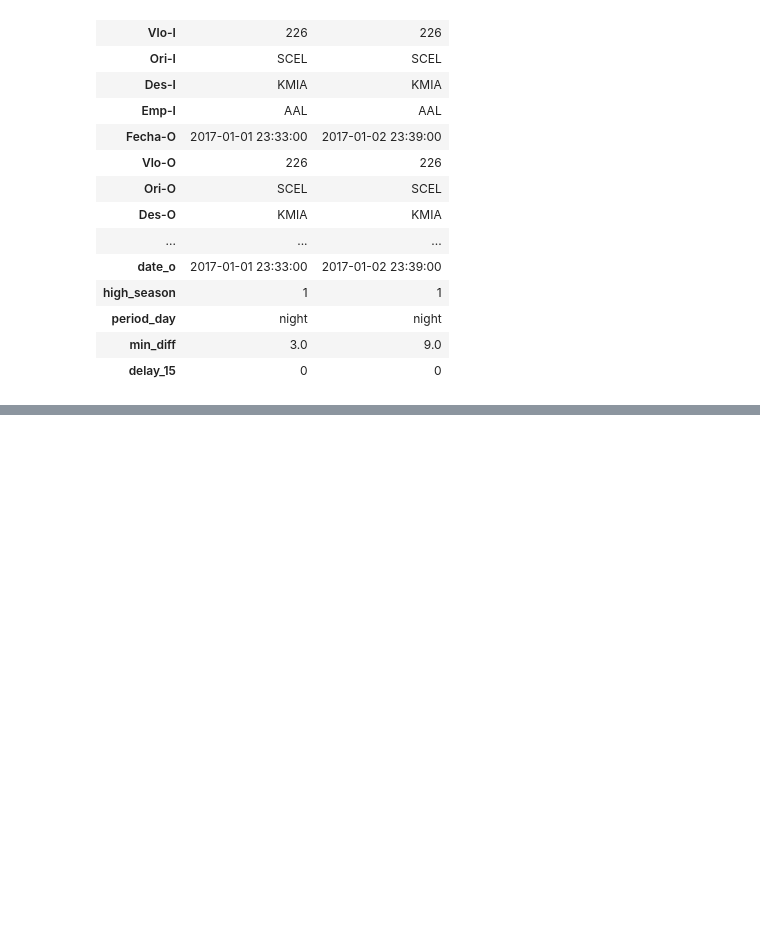
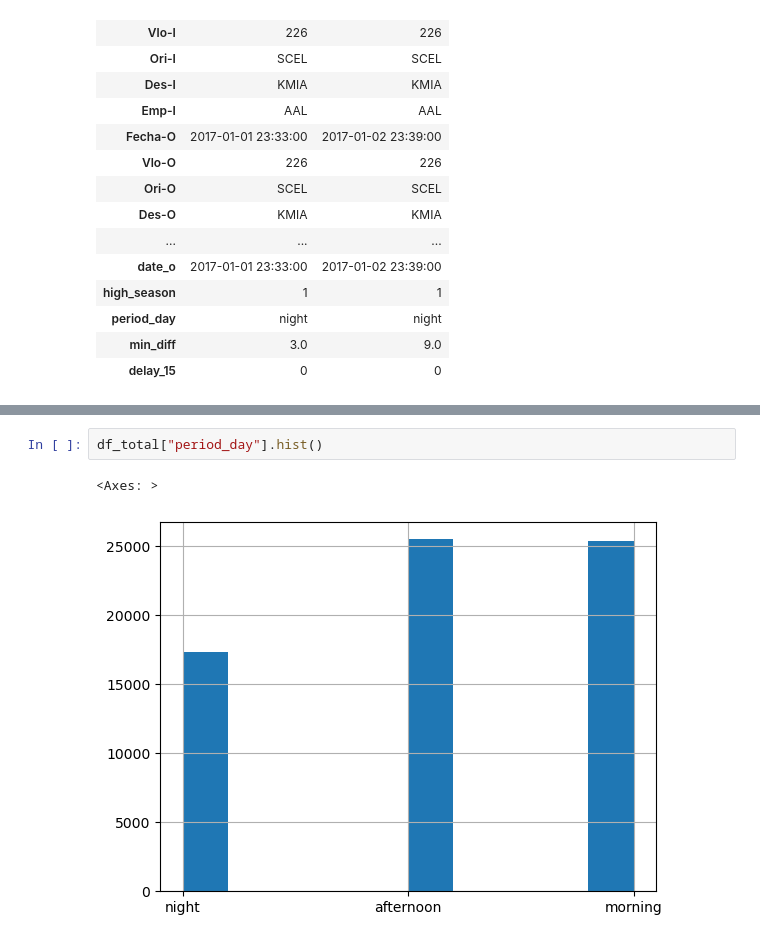
Before and after one commit to rolftb/Challenge-Data-Scientist-Rolf-Traeger, a Jupyter notebook: Transformacion.ipynb, the cells around one changed output, grey strips where cells are left out. Cells and saved outputs as stored; diff of their text form; blank space fills up the shorter version.

```diff
--- a/Transformacion.ipynb
+++ b/Transformacion.ipynb
@@ -224,0 +306,5 @@ df_total.head(2).T
+# %%
+df_total["period_day"].hist()
+# %% [output]
+<Axes: >
+[figure, added]
```
Also changed, not shown: parts of 21 cells of this notebook, 1 other file.
